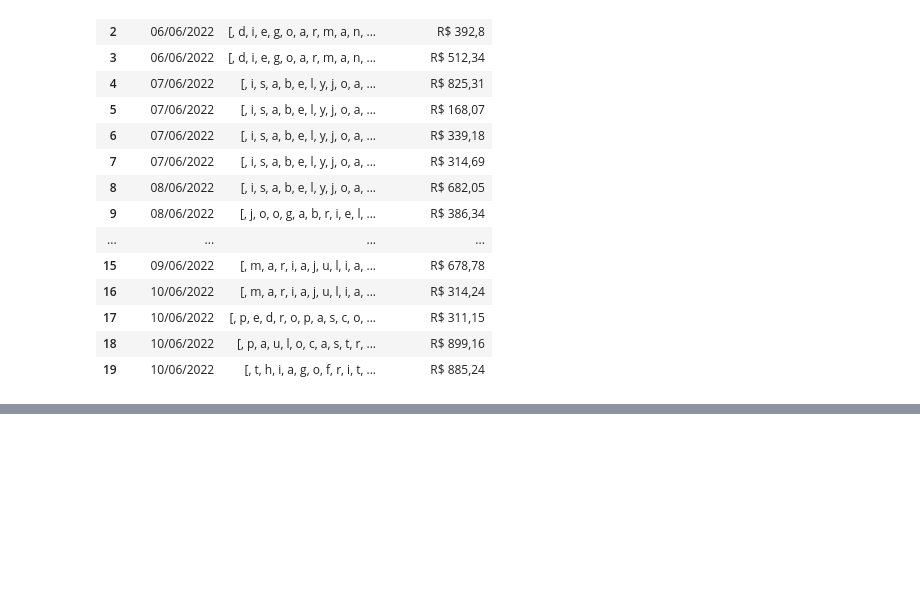
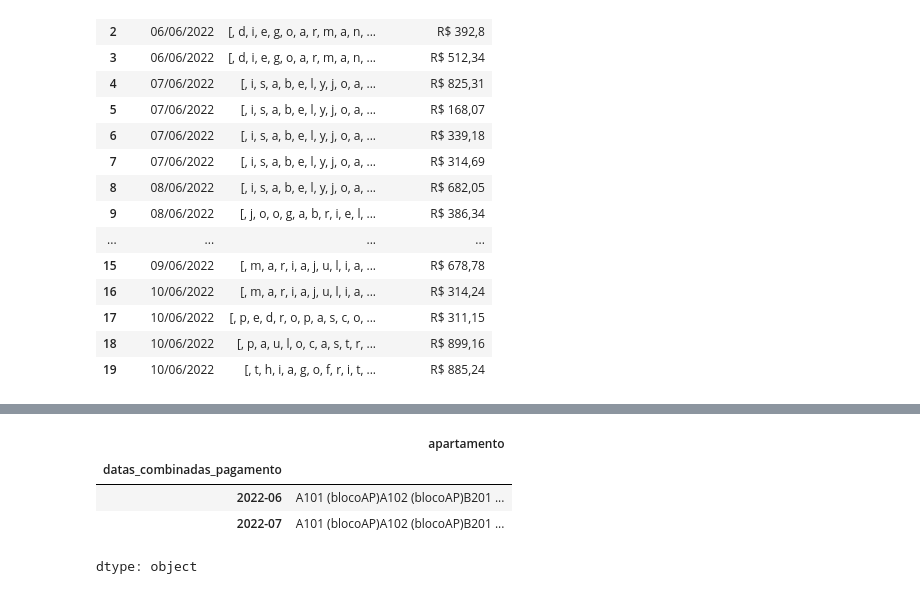
Before and after one commit to Starleen1996/Pandas-E-S, a Jupyter notebook: Tratamiento_Manipulacion_Datos.ipynb, the cells around one changed output, grey strips where cells are left out. Saved outputs shown, nothing was run; the diff lists cells and outputs as text; code cells hidden in the pictures; blank space fills up the shorter version.

```diff
--- a/Tratamiento_Manipulacion_Datos.ipynb
+++ b/Tratamiento_Manipulacion_Datos.ipynb
@@ -368,0 +470,8 @@ datos_2
+# %%
+datos.groupby(datos['datas_combinadas_pagamento'].dt.strftime('%Y-%m'))['apartamento'].sum()
+# %% [output]
+|  | apartamento |
+| datas_combinadas_pagamento |  |
+| 2022-06 | A101 (blocoAP)A102 (blocoAP)B201 ... |
+| 2022-07 | A101 (blocoAP)A102 (blocoAP)B201 ... |
+dtype: object
```
Also changed, not shown: parts of 7 cells of this notebook.
